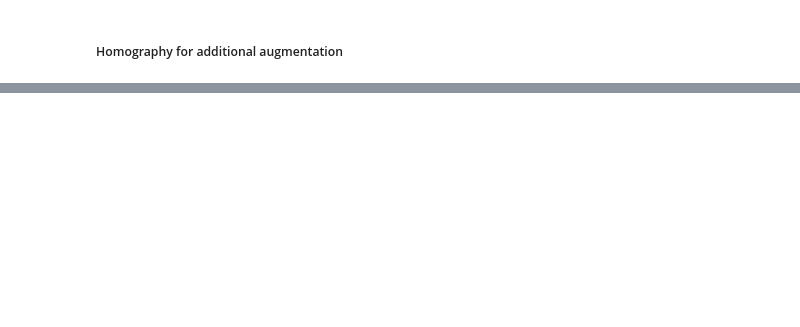
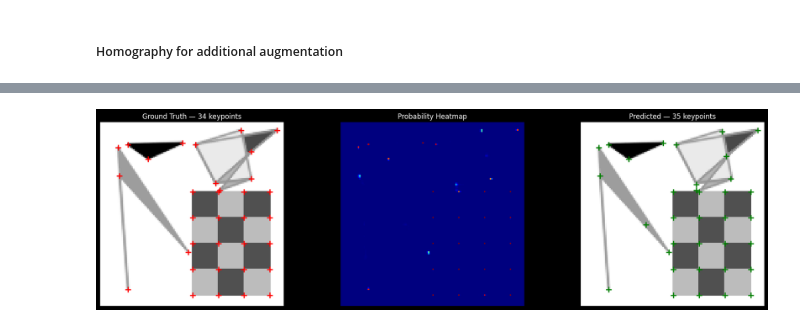
Before and after one commit to korunoskandrea/RV, a Jupyter notebook: vaja_02/detecting_points.ipynb, the cells around one changed output, grey strips where cells are left out. Cells and saved outputs as stored; diff of their text form; code cells hidden in the pictures; blank space fills up the shorter version.

```diff
--- a/vaja_02/detecting_points.ipynb
+++ b/vaja_02/detecting_points.ipynb
@@ -531,0 +854,45 @@ Dataset saved to dataset
+# %%
+def visualize_prediction(model, size=128):
+    model.eval()
+
+    # Generate a fresh sample
+    img, kps = generate_image(size=size)
+    img_gray = cv2.cvtColor(img, cv2.COLOR_BGR2GRAY).astype(np.float32) / 255.0
+
+    img_t = torch.tensor(img_gray).unsqueeze(0).unsqueeze(0).to(device)  # [1,1,H,W]
+
+    with torch.no_grad():
+        logits, _ = model(img_t)
+        prob_map = decode_to_prob_map(logits)
+
+    pred_kps = get_predicted_keypoints(prob_map)
+    prob = prob_map[0, 0].cpu().numpy()
+
+    fig, axs = plt.subplots(1, 3, figsize=(18, 5))
+
+    # Original image with GT keypoints
+    axs[0].imshow(img_gray, cmap='gray')
+    for (x, y) in kps:
+        axs[0].plot(x, y, 'r+', markersize=10, markeredgewidth=2)
+    axs[0].set_title(f'Ground Truth — {len(kps)} keypoints')
+    axs[0].axis('off')
+
+    # Heatmap
+    axs[1].imshow(prob, cmap='jet')
+    axs[1].set_title('Probability Heatmap')
+    axs[1].axis('off')
+
+    # Predicted keypoints
+    axs[2].imshow(img_gray, cmap='gray')
+    for (x, y) in pred_kps:
+        axs[2].plot(x, y, 'g+', markersize=10, markeredgewidth=2)
+    axs[2].set_title(f'Predicted — {len(pred_kps)} keypoints')
+    axs[2].axis('off')
+
+    plt.tight_layout()
+    plt.show()
+
+
+visualize_prediction(model, size=128)
+# %% [output]
+[figure, added]
```
Also changed, not shown: parts of 19 cells of this notebook.
